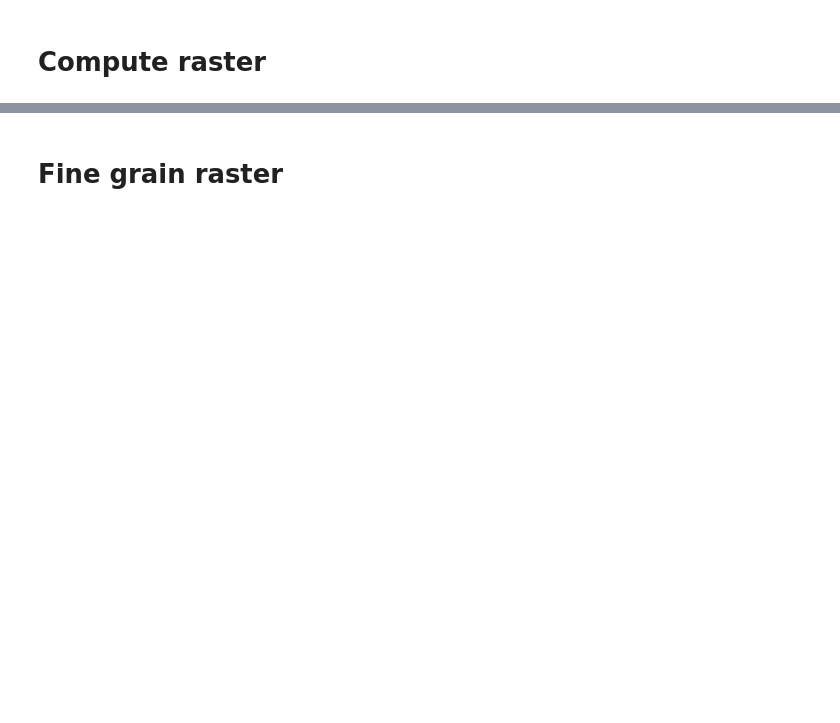
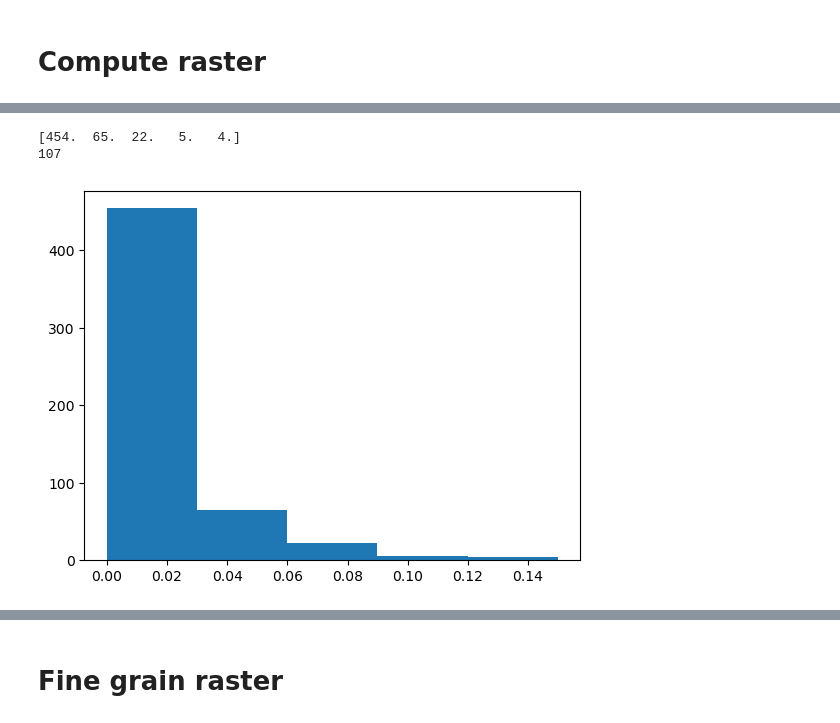
Before and after one commit to TimEngelmann/future-deforestation, a Jupyter notebook: notebooks/data_splitting.ipynb, the cells around one changed output, grey strips where cells are left out. Cells and saved outputs as stored; diff of their text form; code cells hidden in the pictures; blank space fills up the shorter version.

```diff
--- a/notebooks/data_splitting.ipynb
+++ b/notebooks/data_splitting.ipynb
@@ -192,2 +242,15 @@ plt.show()
+# %%
+nr_bins = 6
+transition_prior = np.array(transition_prior)
+bins = np.linspace(0,np.max(transition_prior),nr_bins)
+transition_prior_bin = np.digitize(transition_prior, bins, right=True)
+bin_box = plt.hist(transition_prior[transition_prior > 0], bins=bins)
+print(bin_box[0])
+print(np.count_nonzero(transition_prior_bin == 0))
+plt.show()
+# %% [output]
+[454.  65.  22.   5.   4.]
+107
+[figure, added]
 # %%
 cmap = colors.ListedColormap(['#129912','#bbfcac', '#ffffb2', '#ea9999', '#0000ff', '#D5D5E5'])
```
Also changed, not shown: parts of 23 cells of this notebook, 1 other file.
